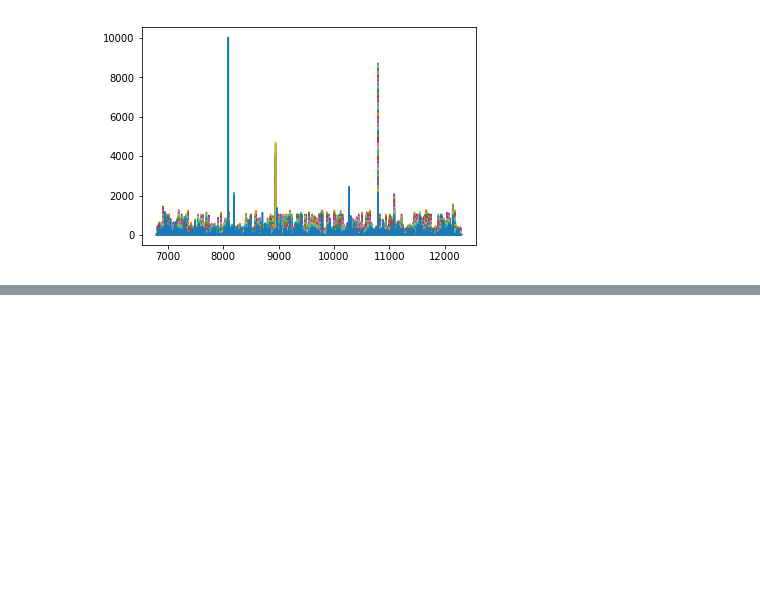
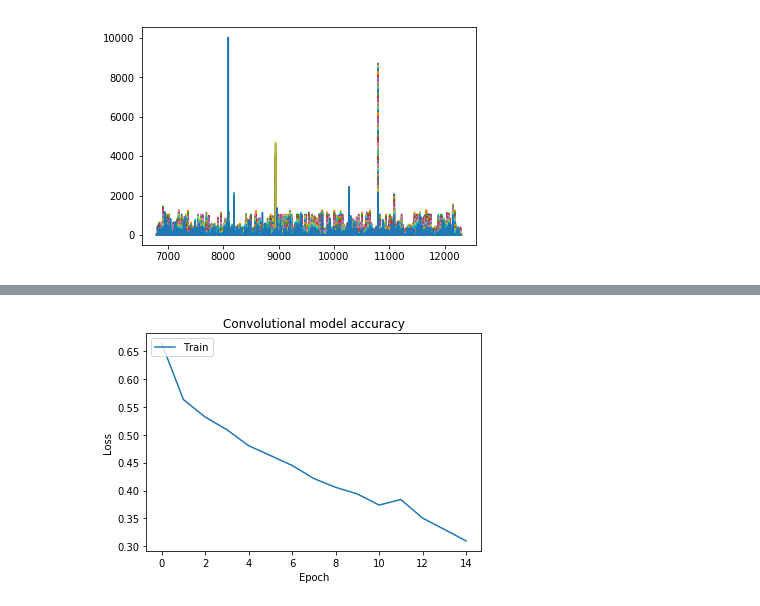
Before and after one commit to erickgalinkin/jhu_masters, a Jupyter notebook: code/EDA.ipynb, the cells around one changed output, grey strips where cells are left out. Drawn from its saved outputs; the diff is of its cells as text; code cells hidden in the pictures; blank space fills up the shorter version.

```diff
--- a/code/EDA.ipynb
+++ b/code/EDA.ipynb
@@ -111,9 +117,11 @@ conv_qr_history, conv_qr_results = train_model(model, request_reply_df)
 # %%
-plt.plot(conv_qr_history.history['accuracy'])
-plt.plot(conv_qr_history.history['val_accuracy'])
+plt.plot(conv_qr_history.history['loss'])
+# plt.plot(conv_qr_history.history['val_accuracy'])
 plt.title('Convolutional model accuracy')
-plt.ylabel('Accuracy')
+plt.ylabel('Loss')
 plt.xlabel('Epoch')
 plt.legend(['Train', 'Val'], loc='upper left')
 plt.show()
+# %% [output]
+[figure, added]
 # %%
```
Also changed, not shown: parts of 19 cells of this notebook, 2 other files.
